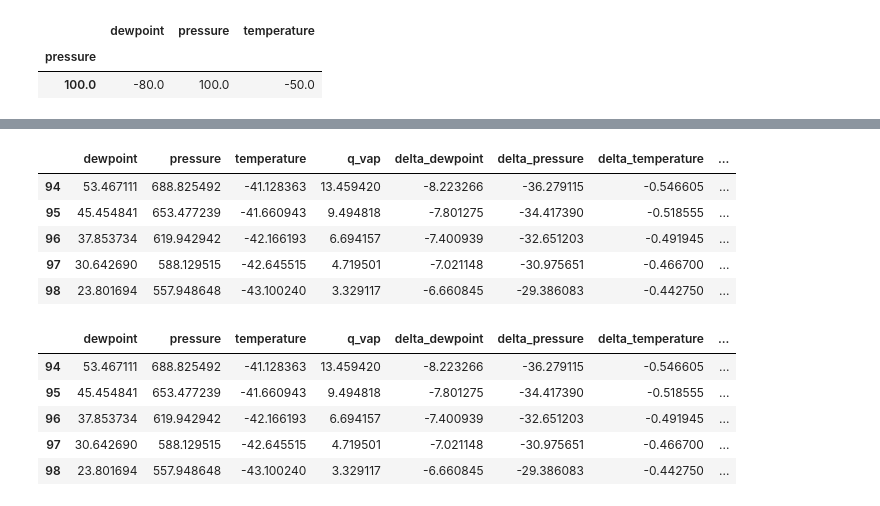
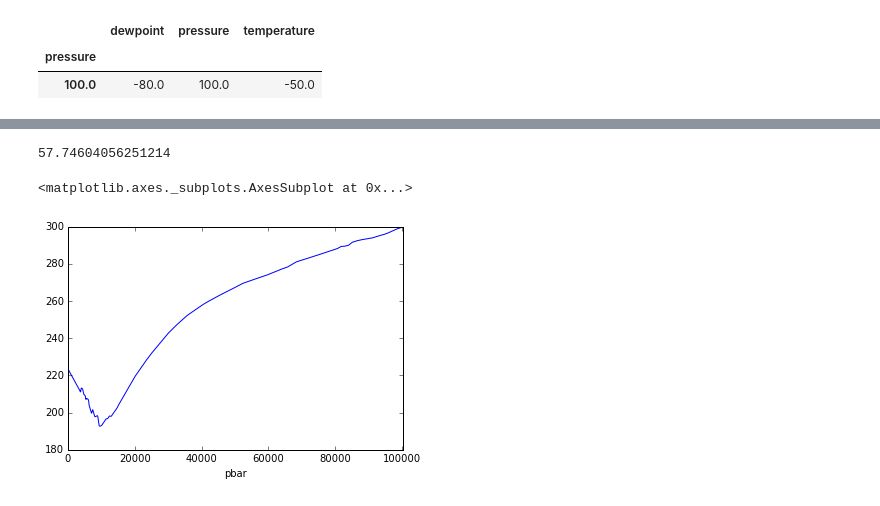
Before and after one commit to CodaP/aos_weighting_function, a Jupyter notebook: weighting function.ipynb, the cells around one changed output, grey strips where cells are left out. Cells and saved outputs as stored; diff of their text form; code cells hidden in the pictures.

```diff
--- a/weighting function.ipynb
+++ b/weighting function.ipynb
@@ -133,10 +126 @@ layers['delta_z'] = 287.06*layers.temperature.apply(C2K)*(1.+0.61*layers.q_vap)*
-# %%
-layers.tail()
-# %% [output]
-|  | dewpoint | pressure | temperature | q_vap | delta_dewpoint | delta_pressure | delta_temperature | ... |
-| 94 | 53.467111 | 688.825492 | -41.128363 | 13.459420 | -8.223266 | -36.279115 | -0.546605 | ... |
-| 95 | 45.454841 | 653.477239 | -41.660943 | 9.494818 | -7.801275 | -34.417390 | -0.518555 | ... |
-| 96 | 37.853734 | 619.942942 | -42.166193 | 6.694157 | -7.400939 | -32.651203 | -0.491945 | ... |
-| 97 | 30.642690 | 588.129515 | -42.645515 | 4.719501 | -7.021148 | -30.975651 | -0.466700 | ... |
-| 98 | 23.801694 | 557.948648 | -43.100240 | 3.329117 | -6.660845 | -29.386083 | -0.442750 | ... |
 # %%
@@ -146,15 +130,20 @@ layers['z'] = z.sort_index().rolling(window=2).mean()
 # %%
 layers['rho'] = layers.mass / layers.delta_z
 layers['rho_wv'] = layers.wvmass / layers.delta_z
-# %%
-layers.tail()
-# %% [output]
-|  | dewpoint | pressure | temperature | q_vap | delta_dewpoint | delta_pressure | delta_temperature | ... |
-| 94 | 53.467111 | 688.825492 | -41.128363 | 13.459420 | -8.223266 | -36.279115 | -0.546605 | ... |
-| 95 | 45.454841 | 653.477239 | -41.660943 | 9.494818 | -7.801275 | -34.417390 | -0.518555 | ... |
-| 96 | 37.853734 | 619.942942 | -42.166193 | 6.694157 | -7.400939 | -32.651203 | -0.491945 | ... |
-| 97 | 30.642690 | 588.129515 | -42.645515 | 4.719501 | -7.021148 | -30.975651 | -0.466700 | ... |
-| 98 | 23.801694 | 557.948648 | -43.100240 | 3.329117 | -6.660845 | -29.386083 | -0.442750 | ... |
+# %%
+sum( x.wvmass for x in weight_shell.Atmosphere )
+# %% [output]
+57.74604056251214
+# %%
+atmos = (pd.DataFrame(
+        [{key:getattr(x, key) for key in ['Zbar','pbar','Tbar','rho','rhowv','DZ','qbar','mass','wvmass']}
+         for x in weight_shell.Atmosphere])
+         .set_index('pbar', drop=False).sort_index())
+#atmos.wvmass.sum()#.plot()
+atmos.Tbar.plot()
+# %% [output]
+<matplotlib.axes._subplots.AxesSubplot at 0x...>
+[figure, added]
 # %%
 import gasabsr98
 # %%
```
Also changed, not shown: parts of 15 cells of this notebook.
